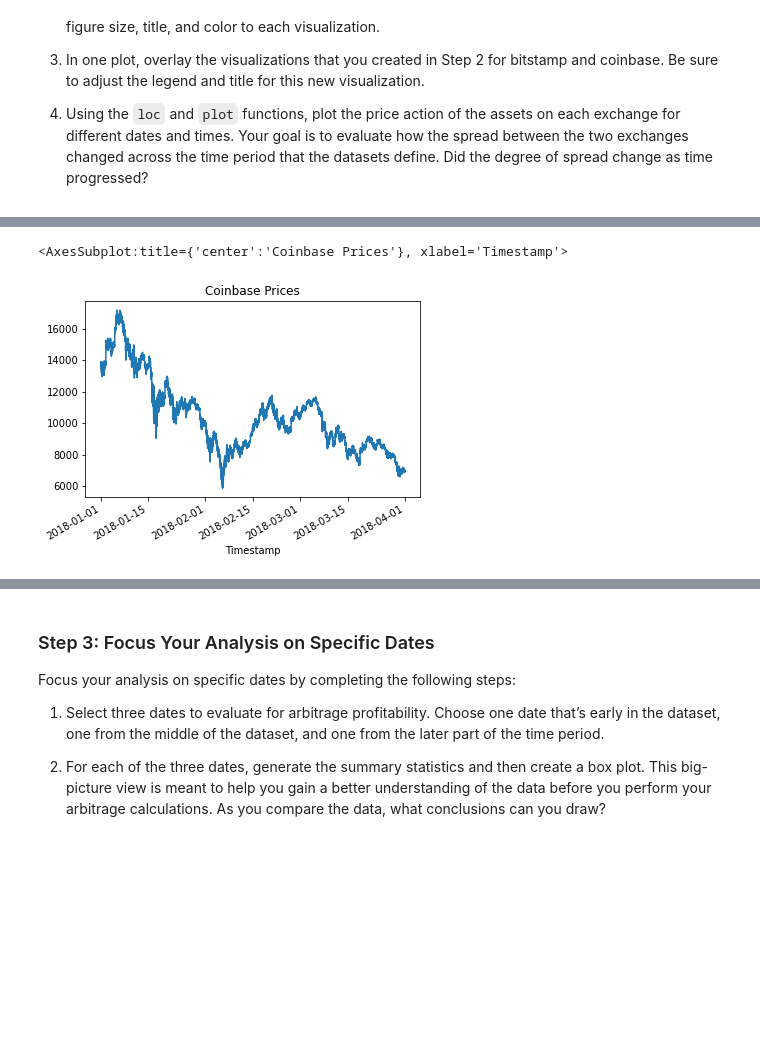
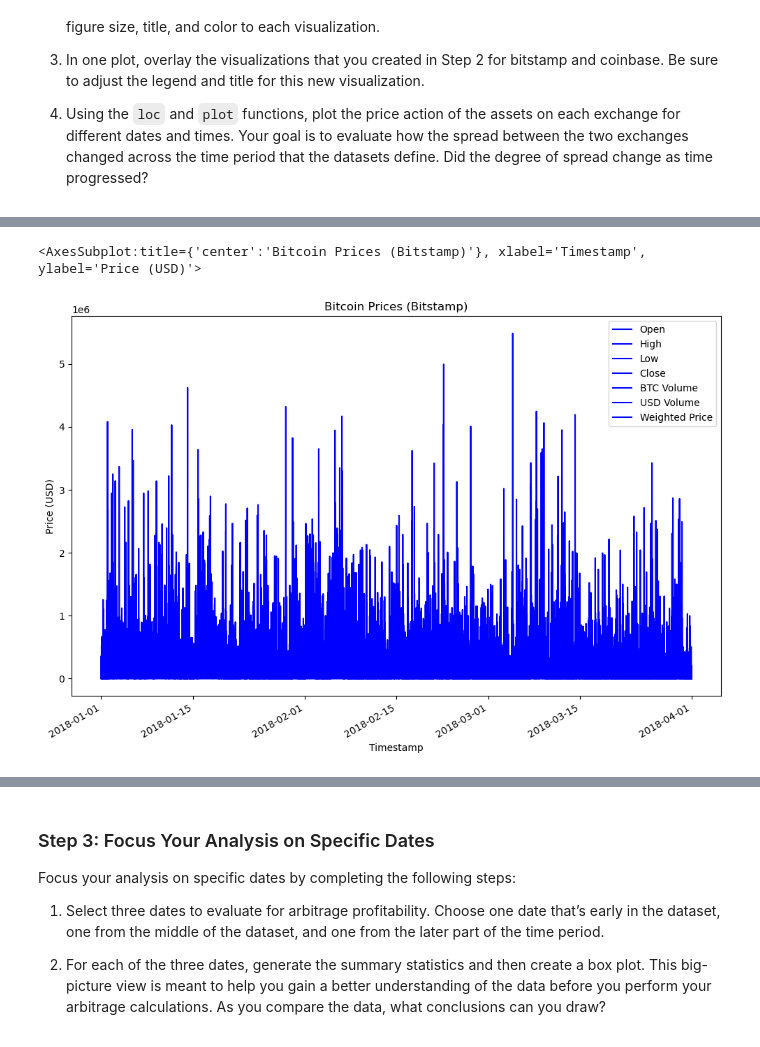
Before and after one commit to JShields07/Fintech-Module-Challenge-Week-3, a Jupyter notebook: Coding file/crypto_arbitrage.ipynb, the cells around one changed output, grey strips where cells are left out. Drawn from its saved outputs; the diff is of its cells as text; code cells hidden in the pictures; blank space fills up the shorter version.

```diff
--- a/Coding file/crypto_arbitrage.ipynb
+++ b/Coding file/crypto_arbitrage.ipynb
@@ -93,16 +97,19 @@ To prepare and clean your data for analysis, complete the following steps:
 # %%
 # For the bitstamp DataFrame, replace or drop all NaNs or missing values in the DataFrame
 # YOUR CODE HERE
+bitstamp_df.fillna(value=0, inplace=True)
 # %% [markdown]
 ### Step 2: Use the `str.replace` function to remove the dollar signs ($) from the values in the Close column.
 # %%
 # Use the str.replace function to remove the dollar sign, $
 # YOUR CODE HERE
+bitstamp_df["Close"] = bitstamp_df["Close"].str.replace("$", "")
 # %% [markdown]
 ### Step 3: Convert the data type of the Close column to a `float`.
 # %%
 # Convert the Close data type to a float
 # YOUR CODE HERE
+bitstamp_df["Close"] = bitstamp_df["Close"].astype(float)
 # %% [markdown]
 ### Step 4: Review the data for duplicated values, and drop them if necessary.
 # %%
@@ -202,10 +259,11 @@ Sort through the time series data associated with the bitstamp and coinbase Data
 # %%
 # Create a line plot for the bitstamp DataFrame for the full length of time in the dataset
 # Be sure that the figure size, title, and color are tailored to each visualization
 # YOUR CODE HERE
+bitstamp_df.plot(figsize=(12, 8), title="Bitcoin Prices (Bitstamp)", color="blue", ylabel="Price (USD)")
 # %% [output]
-<AxesSubplot:title={'center':'Coinbase Prices'}, xlabel='Timestamp'>
+<AxesSubplot:title={'center':'Bitcoin Prices (Bitstamp)'}, xlabel='Timestamp', ylabel='Price (USD)'>
-[figure, old version]
+[figure, new version]
 # %%
 # Create a line plot for the coinbase DataFrame for the full length of time in the dataset
 # Be sure that the figure size, title, and color are tailored to each visualization
```
Also changed, not shown: parts of 20 cells of this notebook.
